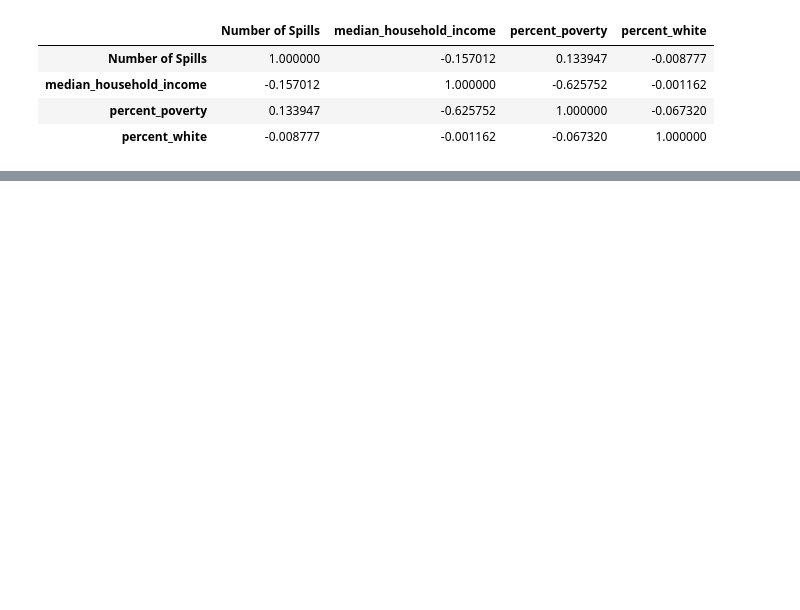
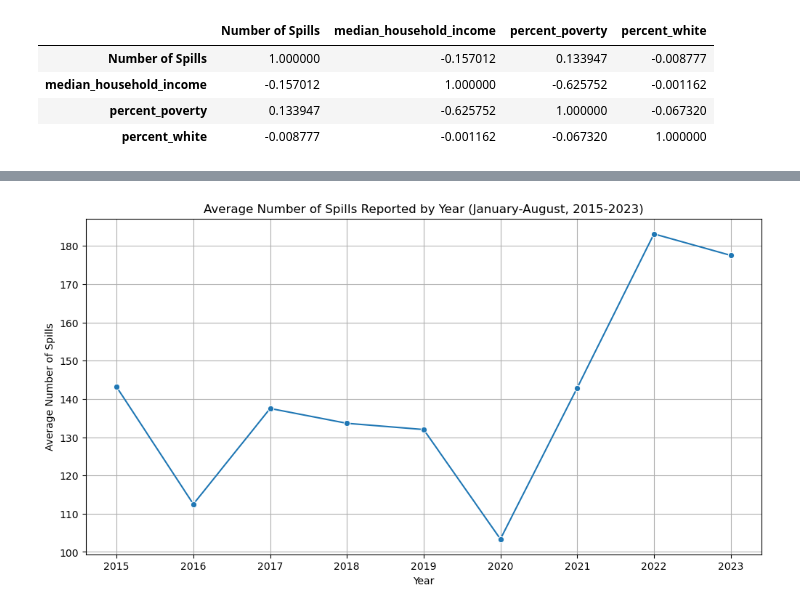
Before and after one commit to dadams-AU/colorado_spills, a Jupyter notebook: analysis/analysis2.ipynb, the cells around one changed output, grey strips where cells are left out. Saved outputs shown, nothing was run; the diff lists cells and outputs as text; code cells hidden in the pictures; blank space fills up the shorter version.

```diff
--- a/analysis/analysis2.ipynb
+++ b/analysis/analysis2.ipynb
@@ -480,3 +480,12 @@ correlation_matrix_cleaned
 | median_household_income | -0.157012 | 1.000000 | -0.625752 | -0.001162 |
 | percent_poverty | 0.133947 | -0.625752 | 1.000000 | -0.067320 |
 | percent_white | -0.008777 | -0.001162 | -0.067320 | 1.000000 |
+# %%
+# Ensure the 'Initial Report Date' is in datetime format
+spills_gdf['Initial Report Date'] = pd.to_datetime(spills_gdf['Initial Report Date'])
+
+# Extract the year from the 'Initial Report Date'
+spills_gdf['Report Year'] = spills_gdf['Initial Report Date'].dt.year
+
+# Display the first few rows to verify the new column
+spills_gdf[['Initial Report Date', 'Report Year']].head()
@@ -482,0 +499,15 @@ correlation_matrix_cleaned
+# %%
+# Filter the data for years 2015 to 2023
+spills_gdf_filtered = spills_gdf[(spills_gdf['Report Year'] >= 2015) & (spills_gdf['Report Year'] <= 2023)]
+
+# Filter the data to include only spills reported from January to August
+spills_gdf_filtered = spills_gdf_filtered[spills_gdf_filtered['Report Month'] <= 8]
+
+# Group by year and count the number of spills for each year up to August
+spills_by_year_filtered = spills_gdf_filtered.groupby('Report Year').size().reset_index(name='Number of Spills')
+
+# Calculate the average number of spills per month for each year (January-August)
+spills_by_year_filtered['Average Spills (Jan-Aug)'] = spills_by_year_filtered['Number of Spills'] / 8
+
+# Display the result
+spills_by_year_filtered
@@ -482,0 +525,14 @@ correlation_matrix_cleaned
+# %%
+import matplotlib.pyplot as plt
+import seaborn as sns
+
+# Plot the average number of spills per year (January-August) for 2015-2023
+plt.figure(figsize=(12, 6))
+sns.lineplot(x='Report Year', y='Average Spills (Jan-Aug)', data=spills_by_year_filtered, marker='o')
+plt.title('Average Number of Spills Reported by Year (January-August, 2015-2023)')
+plt.xlabel('Year')
+plt.ylabel('Average Number of Spills')
+plt.grid(True)
+plt.show()
+# %% [output]
+[figure, added]
```
Also changed, not shown: parts of 10 cells of this notebook.
